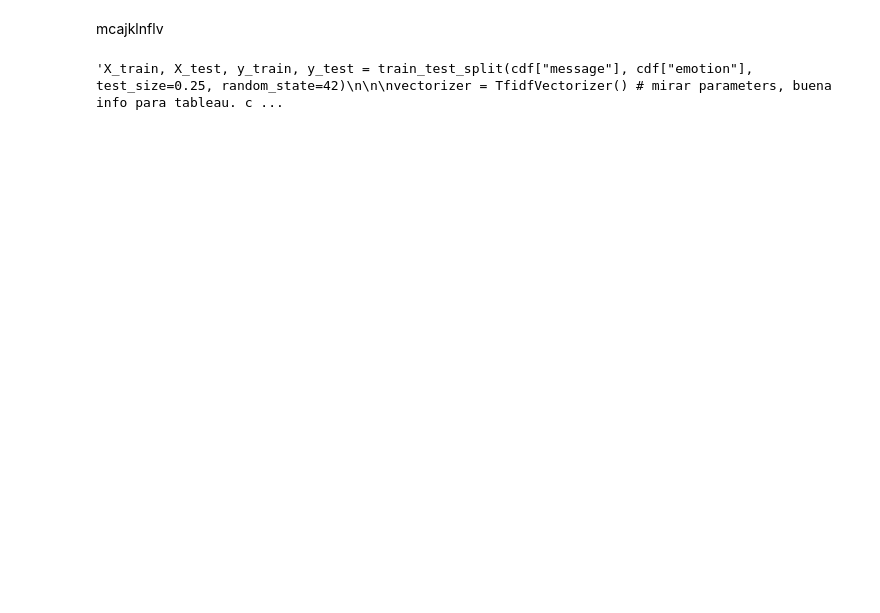
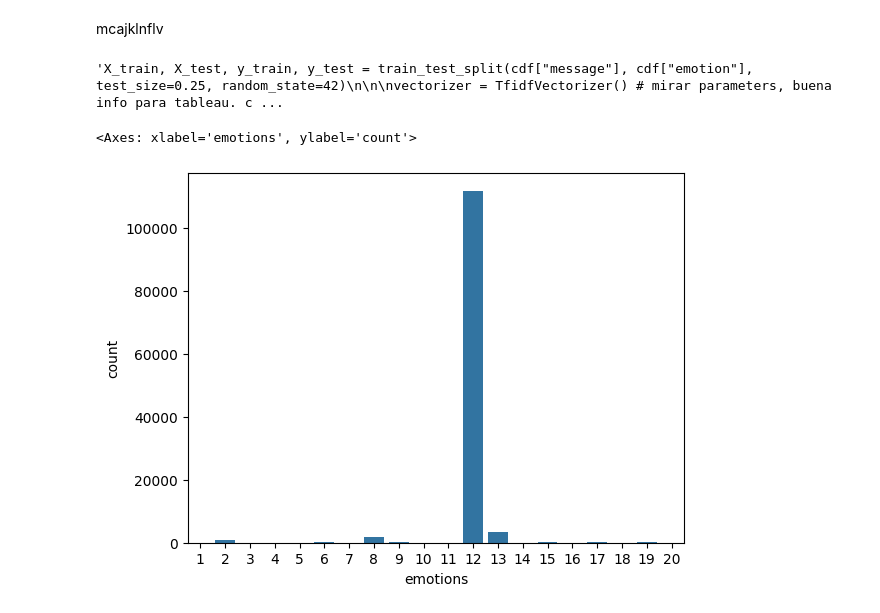
Before and after one commit to emmacunill/Take_Care, a Jupyter notebook: notebooks/model.ipynb, the cells around one changed output. Drawn from its saved outputs; the diff is of its cells as text; code cells hidden in the pictures; blank space fills up the shorter version.

```diff
--- a/notebooks/model.ipynb
+++ b/notebooks/model.ipynb
@@ -762,3 +864,10 @@ df_2 = test_on_new_df ()
 df_2'''
 # %% [output]
 'X_train, X_test, y_train, y_test = train_test_split(cdf["message"], cdf["emotion"], test_size=0.25, random_state=42)\n\n\nvectorizer = TfidfVectorizer() # mirar parameters, buena info para tableau. c ...
+# %%
+df_4 = pd.read_csv("../data/final_df/h2o2.csv")
+# %%
+sns.countplot(x=df_4.emotions)
+# %% [output]
+<Axes: xlabel='emotions', ylabel='count'>
+[figure, added]
```
Also changed, not shown: parts of 14 cells of this notebook, 2 other files.
